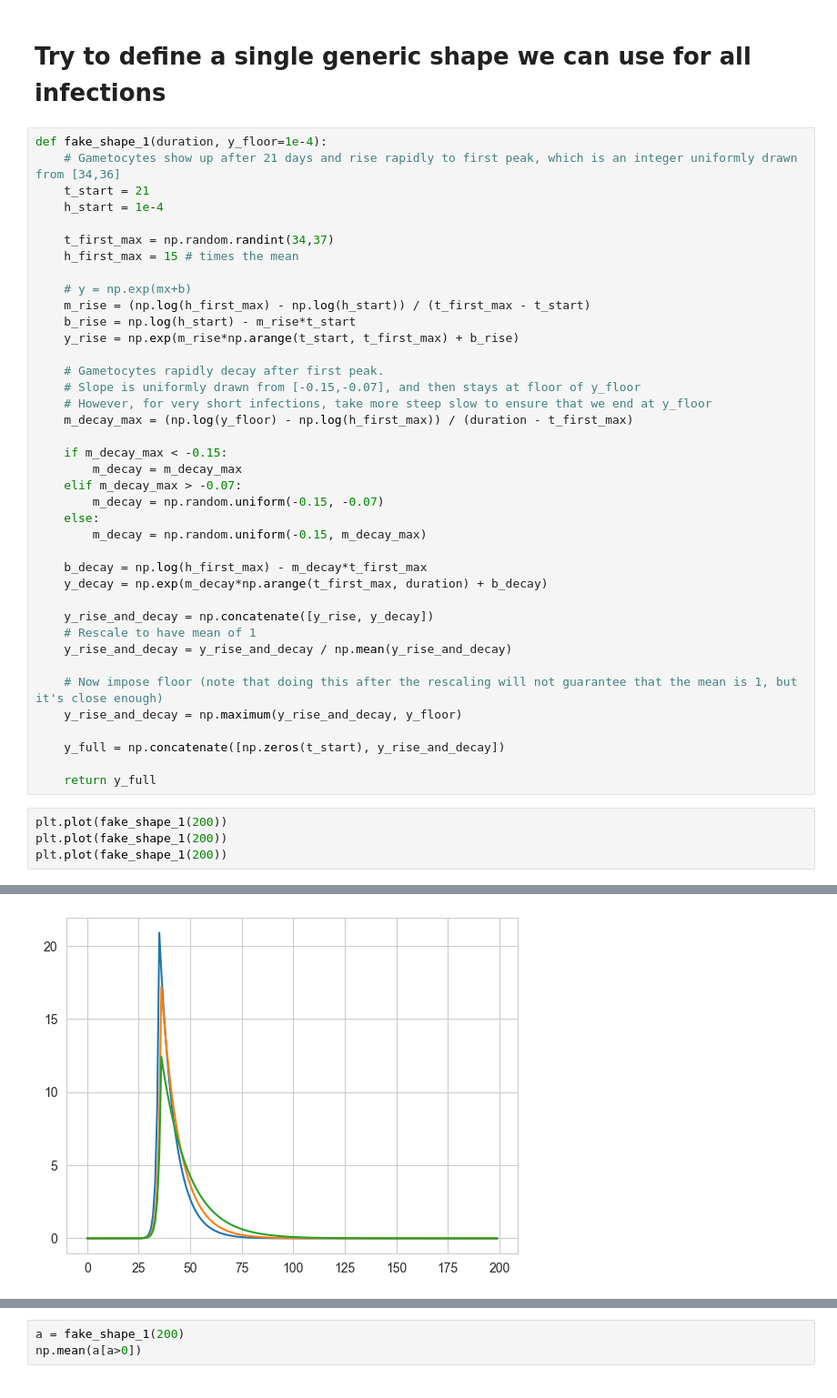
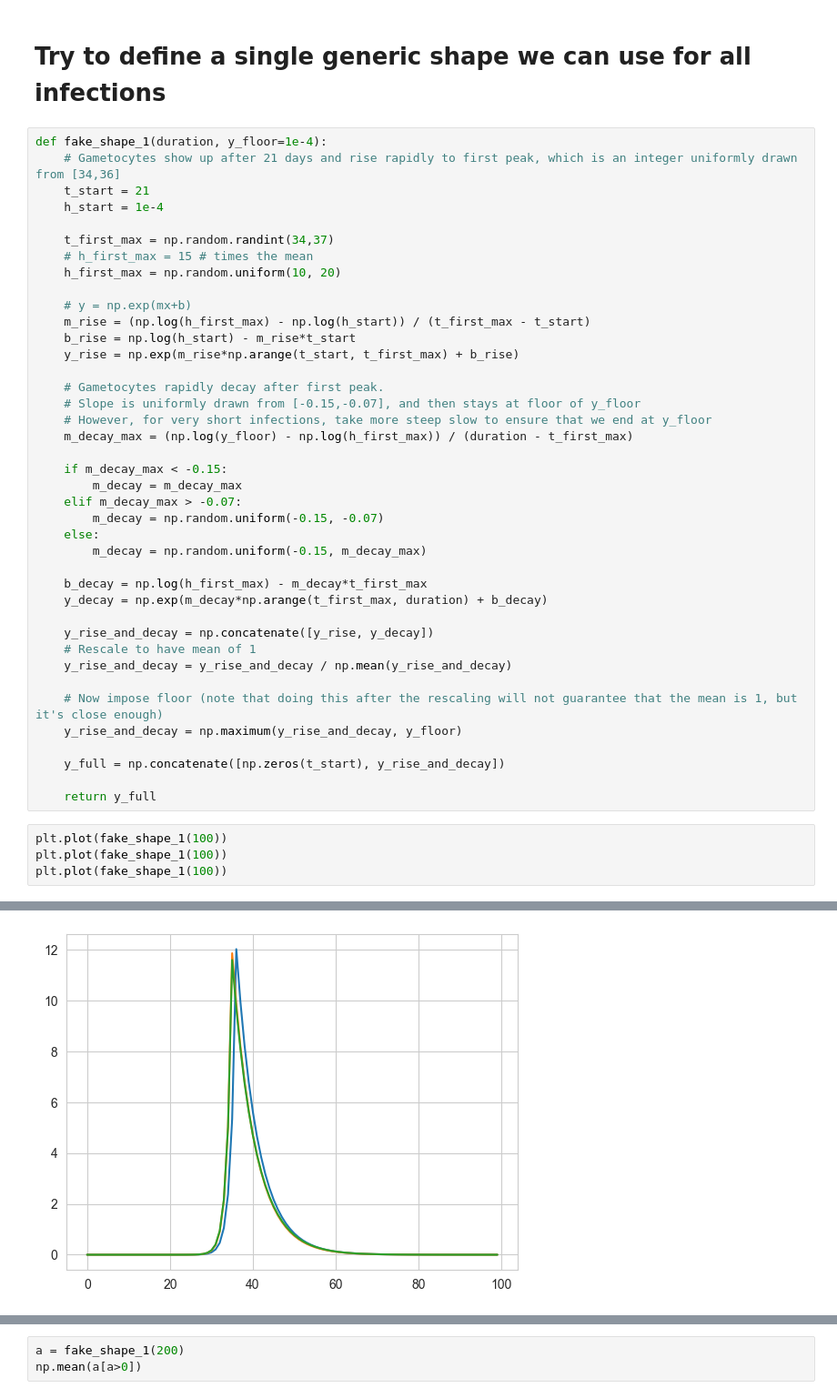
Before and after one commit to jgsuresh/senegal-network-sim, a Jupyter notebook: network_sim/experiments/240701-01/gametocyte_fluctuations_in_emod.ipynb, the cells around one changed output, grey strips where cells are left out. Shown at 91% size. Drawn from its saved outputs; the diff is of its cells as text.

```diff
--- a/network_sim/experiments/240701-01/gametocyte_fluctuations_in_emod.ipynb
+++ b/network_sim/experiments/240701-01/gametocyte_fluctuations_in_emod.ipynb
@@ -951,7 +951,8 @@ def fake_shape_1(duration, y_floor=1e-4):
     h_start = 1e-4
 
     t_first_max = np.random.randint(34,37)
-    h_first_max = 15 # times the mean
+    # h_first_max = 15 # times the mean
+    h_first_max = np.random.uniform(10, 20)
 
     # y = np.exp(mx+b)
     m_rise = (np.log(h_first_max) - np.log(h_start)) / (t_first_max - t_start)
@@ -984,10 +985,10 @@ def fake_shape_1(duration, y_floor=1e-4):
 
     return y_full
 # %%
-plt.plot(fake_shape_1(200))
-plt.plot(fake_shape_1(200))
-plt.plot(fake_shape_1(200))
+plt.plot(fake_shape_1(100))
+plt.plot(fake_shape_1(100))
+plt.plot(fake_shape_1(100))
 # %% [output]
 [<matplotlib.lines.Line2D at 0x...>]
-[figure, old version]
+[figure, new version]
 # %%
```
Also changed, not shown: parts of 22 cells of this notebook, 8 other files.
